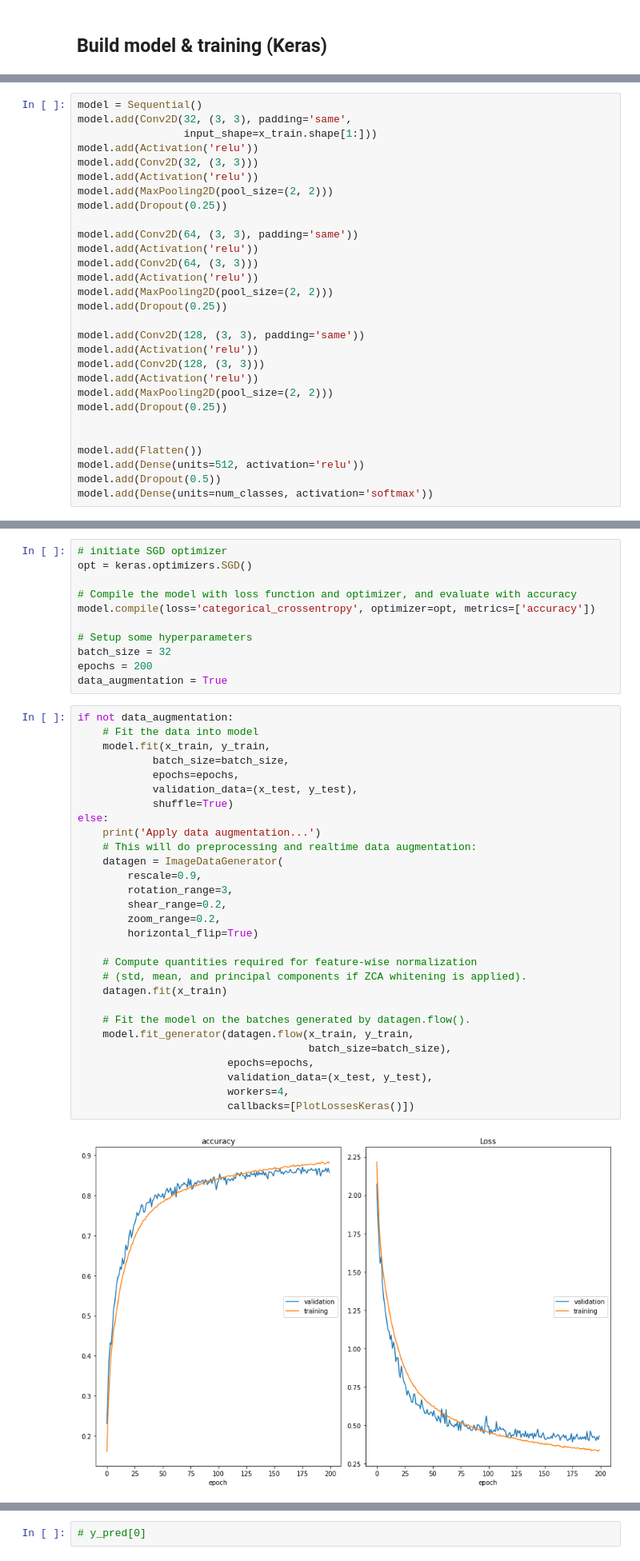
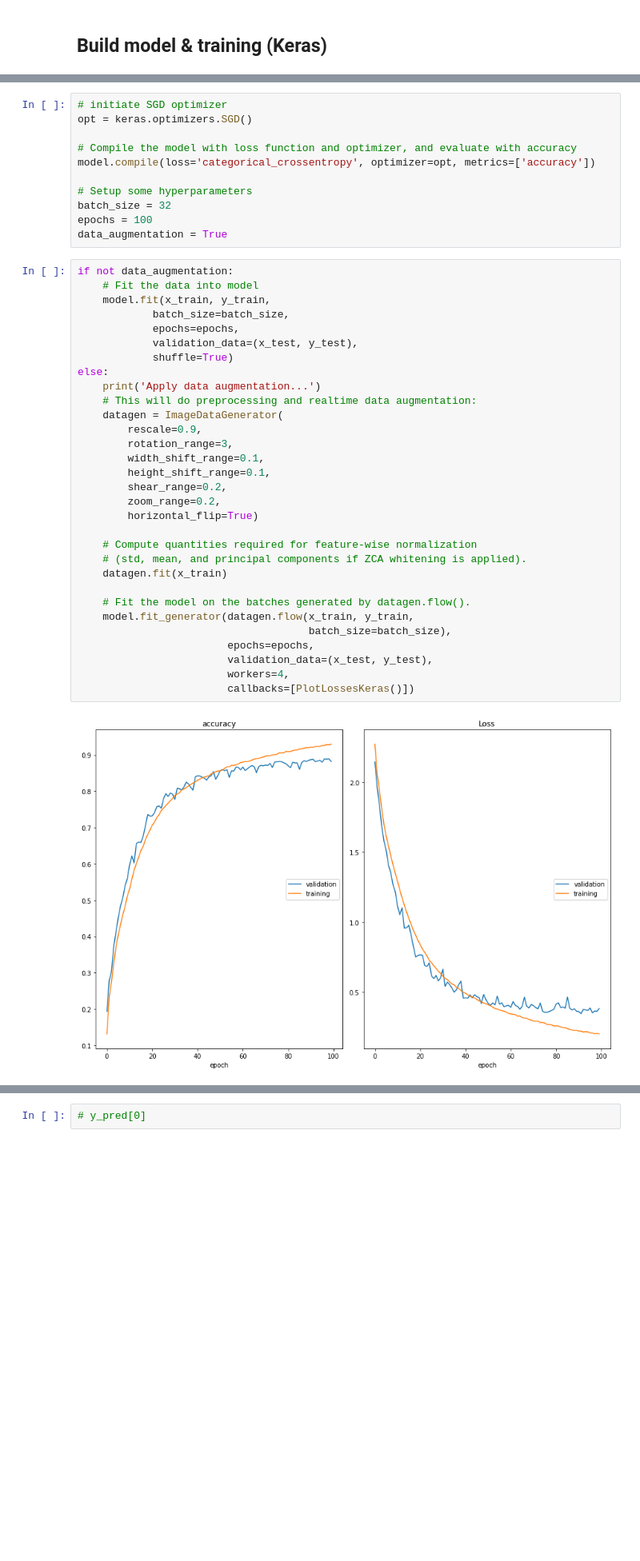
Before and after one commit to hurueilin/PR_HW5, a Jupyter notebook: 309553024_HW5.ipynb, the cells around one changed output, grey strips where cells are left out. Shown at 80% size. Saved outputs shown, nothing was run; the diff lists cells and outputs as text; blank space fills up the shorter version.

Commit message:
100 epochs, accuracy=0.8824

```diff
--- a/309553024_HW5.ipynb
+++ b/309553024_HW5.ipynb
@@ -114,32 +184,3 @@ print(y_train[0])
-# %%
-model = Sequential()
-model.add(Conv2D(32, (3, 3), padding='same',
-                 input_shape=x_train.shape[1:]))
-model.add(Activation('relu'))
-model.add(Conv2D(32, (3, 3)))
-model.add(Activation('relu'))
-model.add(MaxPooling2D(pool_size=(2, 2)))
-model.add(Dropout(0.25))
-
-model.add(Conv2D(64, (3, 3), padding='same'))
-model.add(Activation('relu'))
-model.add(Conv2D(64, (3, 3)))
-model.add(Activation('relu'))
-model.add(MaxPooling2D(pool_size=(2, 2)))
-model.add(Dropout(0.25))
-
-model.add(Conv2D(128, (3, 3), padding='same'))
-model.add(Activation('relu'))
-model.add(Conv2D(128, (3, 3)))
-model.add(Activation('relu'))
-model.add(MaxPooling2D(pool_size=(2, 2)))
-model.add(Dropout(0.25))
-
-
-model.add(Flatten())
-model.add(Dense(units=512, activation='relu'))
-model.add(Dropout(0.5))
-model.add(Dense(units=num_classes, activation='softmax'))
 # %%
 model.summary()
 # %% [output]
@@ -169,37 +210,39 @@ model.compile(loss='categorical_crossentropy', optimizer=opt, metrics=['accuracy
 
 # Setup some hyperparameters
 batch_size = 32
-epochs = 200
+epochs = 100
 data_augmentation = True
 # %%
 if not data_augmentation:
     # Fit the data into model
     model.fit(x_train, y_train,
             batch_size=batch_size,
             epochs=epochs,
             validation_data=(x_test, y_test),
             shuffle=True)
 else:
     print('Apply data augmentation...')
     # This will do preprocessing and realtime data augmentation:
     datagen = ImageDataGenerator(
         rescale=0.9,
         rotation_range=3,
+        width_shift_range=0.1,
+        height_shift_range=0.1,
         shear_range=0.2,
         zoom_range=0.2,
         horizontal_flip=True)
 
     # Compute quantities required for feature-wise normalization
     # (std, mean, and principal components if ZCA whitening is applied).
     datagen.fit(x_train)
 
     # Fit the model on the batches generated by datagen.flow().
     model.fit_generator(datagen.flow(x_train, y_train,
                                      batch_size=batch_size),
                         epochs=epochs,
                         validation_data=(x_test, y_test),
                         workers=4,
                         callbacks=[PlotLossesKeras()])
 # %% [output]
-[figure, old version]
+[figure, new version]
 accuracy
```
Also changed, not shown: parts of 6 cells of this notebook.
